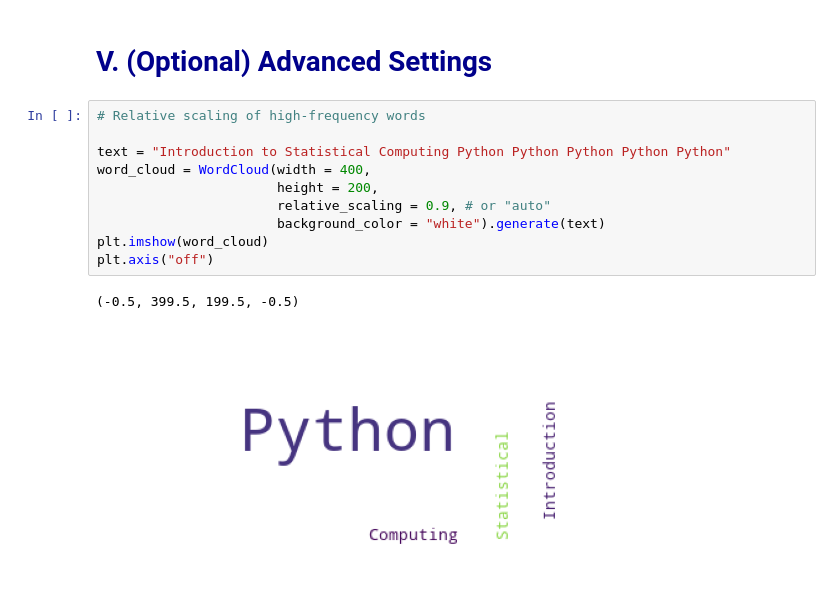
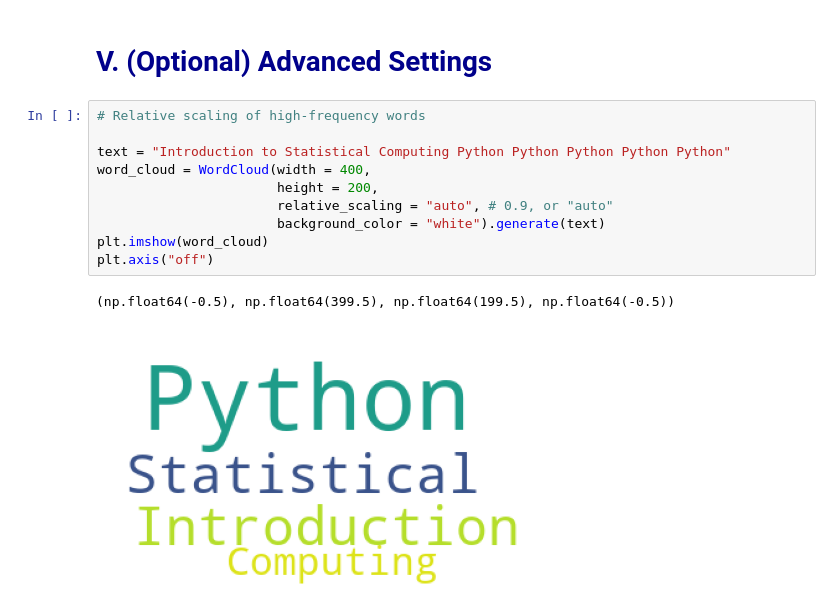
Before and after one commit to Yeahcola/datasci530fall2026, a Jupyter notebook: Lecture 09/lecture_9b - Word Clouds.ipynb, the cells around one changed output. Saved outputs shown, nothing was run; the diff lists cells and outputs as text.

```diff
--- a/Lecture 09/lecture_9b - Word Clouds.ipynb
+++ b/Lecture 09/lecture_9b - Word Clouds.ipynb
@@ -183,13 +215,13 @@ shown above
 # %%
 # Relative scaling of high-frequency words
 
 text = "Introduction to Statistical Computing Python Python Python Python Python"
 word_cloud = WordCloud(width = 400,
                        height = 200,
-                       relative_scaling = 0.9, # or "auto"
+                       relative_scaling = "auto", # 0.9, or "auto"
                        background_color = "white").generate(text)
 plt.imshow(word_cloud)
 plt.axis("off")
 # %% [output]
-(-0.5, 399.5, 199.5, -0.5)
+(np.float64(-0.5), np.float64(399.5), np.float64(199.5), np.float64(-0.5))
-[figure, old version]
+[figure, new version]
```
Also changed, not shown: parts of 9 cells of this notebook, 2 other files.
